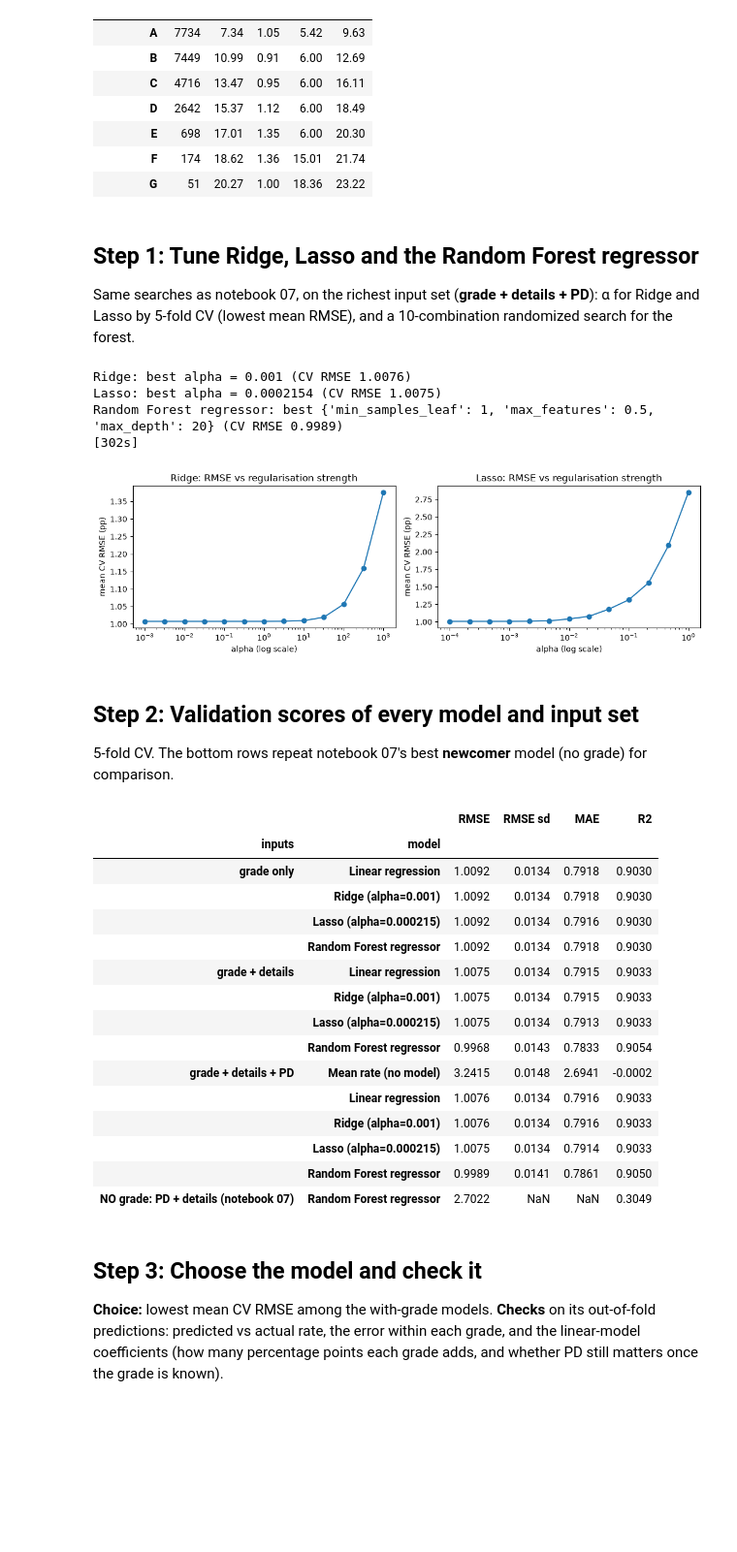
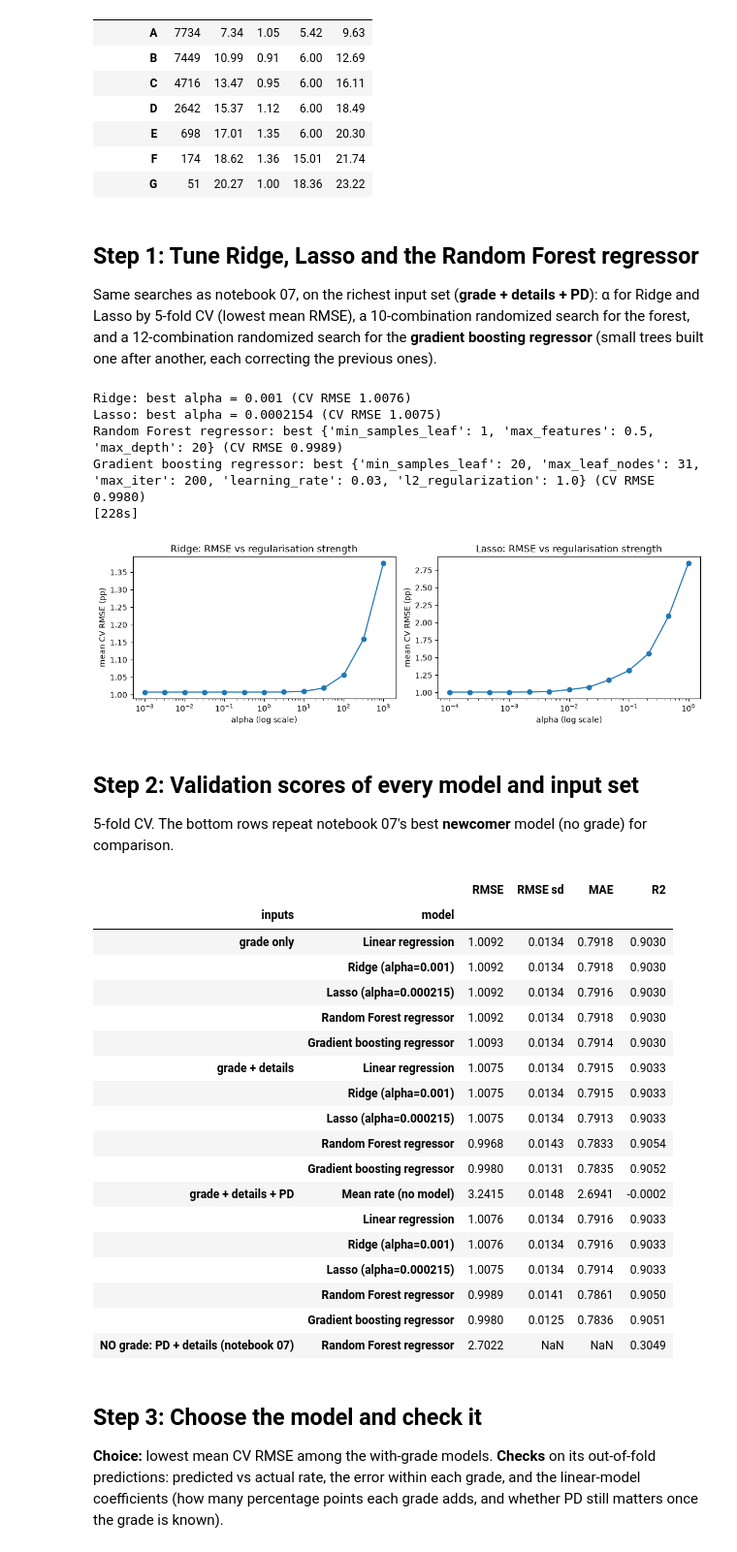
Before and after one commit to JohnShinoj/credit-risk, a Jupyter notebook: notebooks/09_interest_rate_with_grade.ipynb, the cells around one changed output. Shown at 97% size. Cells and saved outputs as stored; diff of their text form; code cells hidden in the pictures; blank space fills up the shorter version.

```diff
--- a/notebooks/09_interest_rate_with_grade.ipynb
+++ b/notebooks/09_interest_rate_with_grade.ipynb
@@ -79,7 +79,7 @@ training loans with a known rate: 23,464
 # %% [markdown]
 ## Step 1: Tune Ridge, Lasso and the Random Forest regressor
 
-Same searches as notebook 07, on the richest input set (**grade + details + PD**): α for Ridge and Lasso by 5-fold CV (lowest mean RMSE), and a 10-combination randomized search for the forest.
+Same searches as notebook 07, on the richest input set (**grade + details + PD**): α for Ridge and Lasso by 5-fold CV (lowest mean RMSE), a 10-combination randomized search for the forest, and a 12-combination randomized search for the **gradient boosting regressor** (small trees built one after another, each correcting the previous ones).
 # %%
 start = time.time()
 FULL = "grade + details + PD"
@@ -98,6 +98,14 @@ rf_rs = RandomizedSearchCV(pipe(RandomForestRegressor(n_estimators=300, random_s
                            random_state=RANDOM_STATE).fit(data, y_rate)
 RF_P = {k.replace("model__", ""): v for k, v in rf_rs.best_params_.items()}
 print(f"Random Forest regressor: best {RF_P} (CV RMSE {-rf_rs.best_score_:.4f})")
+hgb_rs = RandomizedSearchCV(pipe(HistGradientBoostingRegressor(random_state=RANDOM_STATE), FULL),
+                            {"model__learning_rate": [0.03, 0.05, 0.1], "model__max_iter": [200, 400, 800],
+                             "model__max_leaf_nodes": [15, 31, 63], "model__min_samples_leaf": [20, 50, 100],
+                             "model__l2_regularization": [0.0, 1.0]},
+                            n_iter=12, cv=kf, scoring="neg_root_mean_squared_error", n_jobs=-1,
+                            random_state=RANDOM_STATE).fit(data, y_rate)
+HGB_P = {k.replace("model__", ""): v for k, v in hgb_rs.best_params_.items()}
+print(f"Gradient boosting regressor: best {HGB_P} (CV RMSE {-hgb_rs.best_score_:.4f})")
 print(f"[{time.time() - start:.0f}s]")
 
 fig, axes = plt.subplots(1, 2, figsize=(11, 3.5))
@@ -111,7 +119,8 @@ plt.tight_layout(); plt.show()
 Ridge: best alpha = 0.001 (CV RMSE 1.0076)
 Lasso: best alpha = 0.0002154 (CV RMSE 1.0075)
 Random Forest regressor: best {'min_samples_leaf': 1, 'max_features': 0.5, 'max_depth': 20} (CV RMSE 0.9989)
-[302s]
+Gradient boosting regressor: best {'min_samples_leaf': 20, 'max_leaf_nodes': 31, 'max_iter': 200, 'learning_rate': 0.03, 'l2_regularization': 1.0} (CV RMSE 0.9980)
+[228s]
 [figure]
 # %% [markdown]
 ## Step 2: Validation scores of every model and input set
@@ -120,38 +129,42 @@ Random Forest regressor: best {'min_samples_leaf': 1, 'max_features': 0.5, 'max_
 # %%
 MODELS = {
     "Mean rate (no model)": DummyRegressor(strategy="mean"),
     "Linear regression": LinearRegression(),
     f"Ridge (alpha={RIDGE_A:.3g})": Ridge(alpha=RIDGE_A),
     f"Lasso (alpha={LASSO_A:.3g})": Lasso(alpha=LASSO_A, max_iter=20000),
     "Random Forest regressor": RandomForestRegressor(n_estimators=300, random_state=RANDOM_STATE, n_jobs=-1, **RF_P),
+    "Gradient boosting regressor": HistGradientBoostingRegressor(random_state=RANDOM_STATE, **HGB_P),
 }
 rows = []
 for feats in FEATURES:
     for name, model in MODELS.items():
         if name.startswith("Mean") and feats != FULL:
             continue
         rows.append({"inputs": feats, "model": name, **cv_scores(model, feats)})
 results = pd.DataFrame(rows).set_index(["inputs", "model"])
 
 nb07 = json.loads((REPORTS / "rate_model_choice.json").read_text())
 results.loc[("NO grade: PD + details (notebook 07)", nb07["model"]), ["RMSE", "R2"]] = [nb07["cv_rmse"], nb07["cv_r2"]]
 display(results.round(4))
 # %% [output]
 |  |  | RMSE | RMSE sd | MAE | R2 |
 | inputs | model |  |  |  |  |
 | grade only | Linear regression | 1.0092 | 0.0134 | 0.7918 | 0.9030 |
 |  | Ridge (alpha=0.001) | 1.0092 | 0.0134 | 0.7918 | 0.9030 |
 |  | Lasso (alpha=0.000215) | 1.0092 | 0.0134 | 0.7916 | 0.9030 |
 |  | Random Forest regressor | 1.0092 | 0.0134 | 0.7918 | 0.9030 |
+|  | Gradient boosting regressor | 1.0093 | 0.0134 | 0.7914 | 0.9030 |
 | grade + details | Linear regression | 1.0075 | 0.0134 | 0.7915 | 0.9033 |
 |  | Ridge (alpha=0.001) | 1.0075 | 0.0134 | 0.7915 | 0.9033 |
 |  | Lasso (alpha=0.000215) | 1.0075 | 0.0134 | 0.7913 | 0.9033 |
 |  | Random Forest regressor | 0.9968 | 0.0143 | 0.7833 | 0.9054 |
+|  | Gradient boosting regressor | 0.9980 | 0.0131 | 0.7835 | 0.9052 |
 | grade + details + PD | Mean rate (no model) | 3.2415 | 0.0148 | 2.6941 | -0.0002 |
 |  | Linear regression | 1.0076 | 0.0134 | 0.7916 | 0.9033 |
 |  | Ridge (alpha=0.001) | 1.0076 | 0.0134 | 0.7916 | 0.9033 |
 |  | Lasso (alpha=0.000215) | 1.0075 | 0.0134 | 0.7914 | 0.9033 |
 |  | Random Forest regressor | 0.9989 | 0.0141 | 0.7861 | 0.9050 |
+|  | Gradient boosting regressor | 0.9980 | 0.0125 | 0.7836 | 0.9051 |
 | NO grade: PD + details (notebook 07) | Random Forest regressor | 2.7022 | NaN | NaN | 0.3049 |
 # %% [markdown]
 ## Step 3: Choose the model and check it
```
Also changed, not shown: parts of 3 cells of this notebook, 6 other files.
